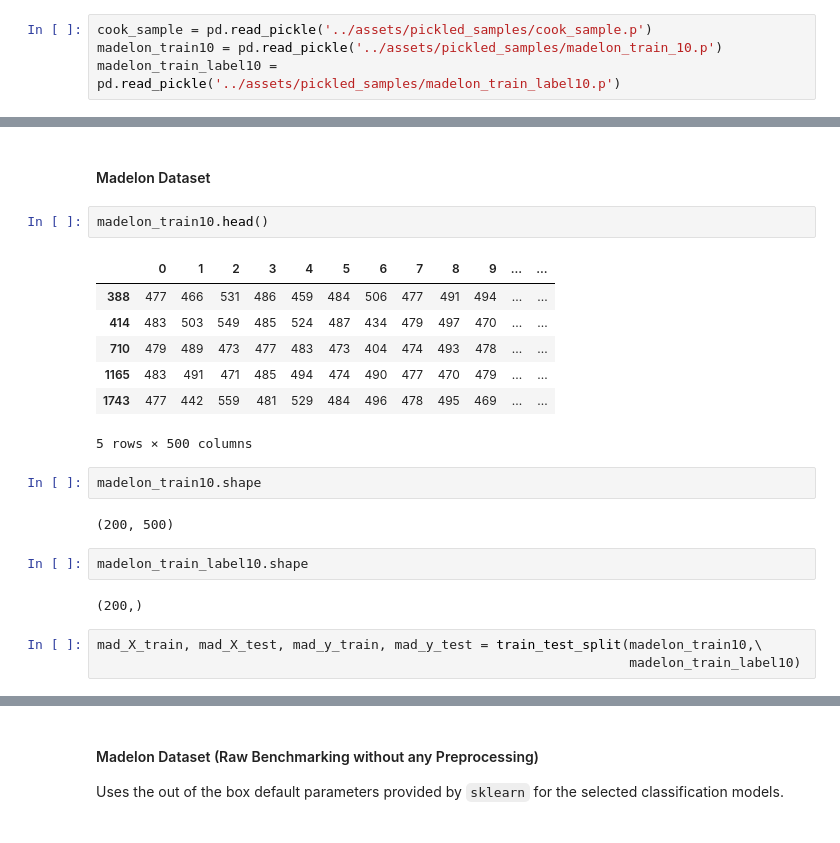
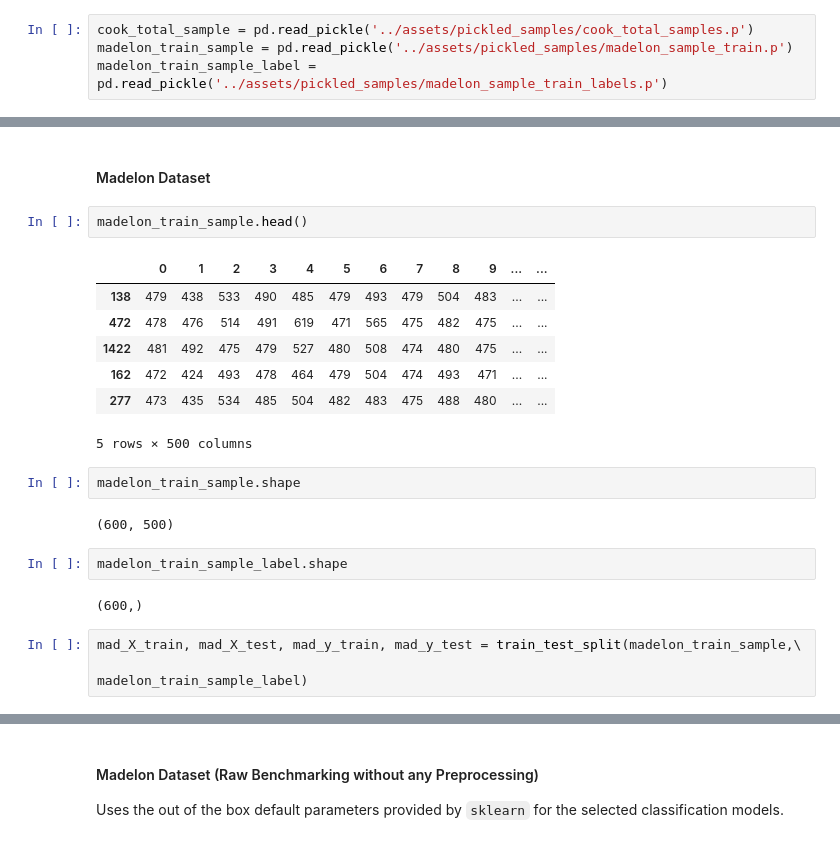
Before and after one commit to godsylla/UCI-Madelon-Dataset, a Jupyter notebook: ipynb/01-Benchmark_Classifiers.ipynb, the cells around one changed output, grey strips where cells are left out. Saved outputs shown, nothing was run; the diff lists cells and outputs as text.

```diff
--- a/ipynb/01-Benchmark_Classifiers.ipynb
+++ b/ipynb/01-Benchmark_Classifiers.ipynb
@@ -19,7 +23,7 @@ from sklearn.model_selection import train_test_split, GridSearchCV
 # %%
-cook_sample = pd.read_pickle('../assets/pickled_samples/cook_sample.p')
-madelon_train10 = pd.read_pickle('../assets/pickled_samples/madelon_train_10.p')
-madelon_train_label10 = pd.read_pickle('../assets/pickled_samples/madelon_train_label10.p')
+cook_total_sample = pd.read_pickle('../assets/pickled_samples/cook_total_samples.p')
+madelon_train_sample = pd.read_pickle('../assets/pickled_samples/madelon_sample_train.p')
+madelon_train_sample_label = pd.read_pickle('../assets/pickled_samples/madelon_sample_train_labels.p')
 # %% [markdown]
 **Madelon:** It's not necessary to load in the test set since that's the hold out data to test the classification model's accuracy. Train/test/split on the training data.
 # %% [markdown]
@@ -27,26 +31,26 @@ madelon_train_label10 = pd.read_pickle('../assets/pickled_samples/madelon_train_
 # %% [markdown]
 #### Madelon Dataset
 # %%
-madelon_train10.head()
+madelon_train_sample.head()
 # %% [output]
 |  | 0 | 1 | 2 | 3 | 4 | 5 | 6 | 7 | 8 | 9 | ... | ... |
-| 388 | 477 | 466 | 531 | 486 | 459 | 484 | 506 | 477 | 491 | 494 | ... | ... |
-| 414 | 483 | 503 | 549 | 485 | 524 | 487 | 434 | 479 | 497 | 470 | ... | ... |
-| 710 | 479 | 489 | 473 | 477 | 483 | 473 | 404 | 474 | 493 | 478 | ... | ... |
-| 1165 | 483 | 491 | 471 | 485 | 494 | 474 | 490 | 477 | 470 | 479 | ... | ... |
-| 1743 | 477 | 442 | 559 | 481 | 529 | 484 | 496 | 478 | 495 | 469 | ... | ... |
+| 138 | 479 | 438 | 533 | 490 | 485 | 479 | 493 | 479 | 504 | 483 | ... | ... |
+| 472 | 478 | 476 | 514 | 491 | 619 | 471 | 565 | 475 | 482 | 475 | ... | ... |
+| 1422 | 481 | 492 | 475 | 479 | 527 | 480 | 508 | 474 | 480 | 475 | ... | ... |
+| 162 | 472 | 424 | 493 | 478 | 464 | 479 | 504 | 474 | 493 | 471 | ... | ... |
+| 277 | 473 | 435 | 534 | 485 | 504 | 482 | 483 | 475 | 488 | 480 | ... | ... |
 5 rows × 500 columns
 # %%
-madelon_train10.shape
+madelon_train_sample.shape
 # %% [output]
-(200, 500)
+(600, 500)
 # %%
-madelon_train_label10.shape
+madelon_train_sample_label.shape
 # %% [output]
-(200,)
+(600,)
 # %%
-mad_X_train, mad_X_test, mad_y_train, mad_y_test = train_test_split(madelon_train10,\
-                                                                    madelon_train_label10)
+mad_X_train, mad_X_test, mad_y_train, mad_y_test = train_test_split(madelon_train_sample,\
+                                                                    madelon_train_sample_label)
 # %%
 display(mad_X_train.shape)
 display(mad_X_test.shape)
```
Also changed, not shown: parts of 14 cells of this notebook, 2 other files.
